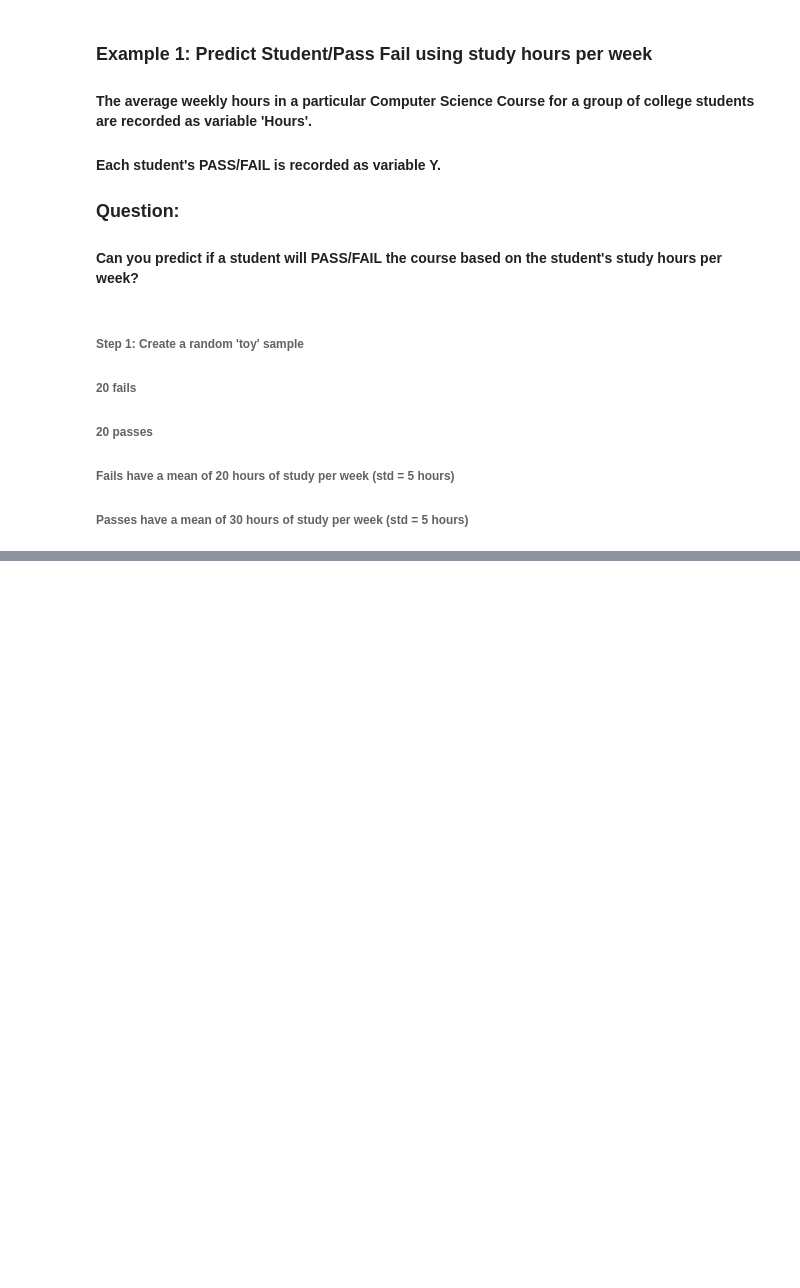
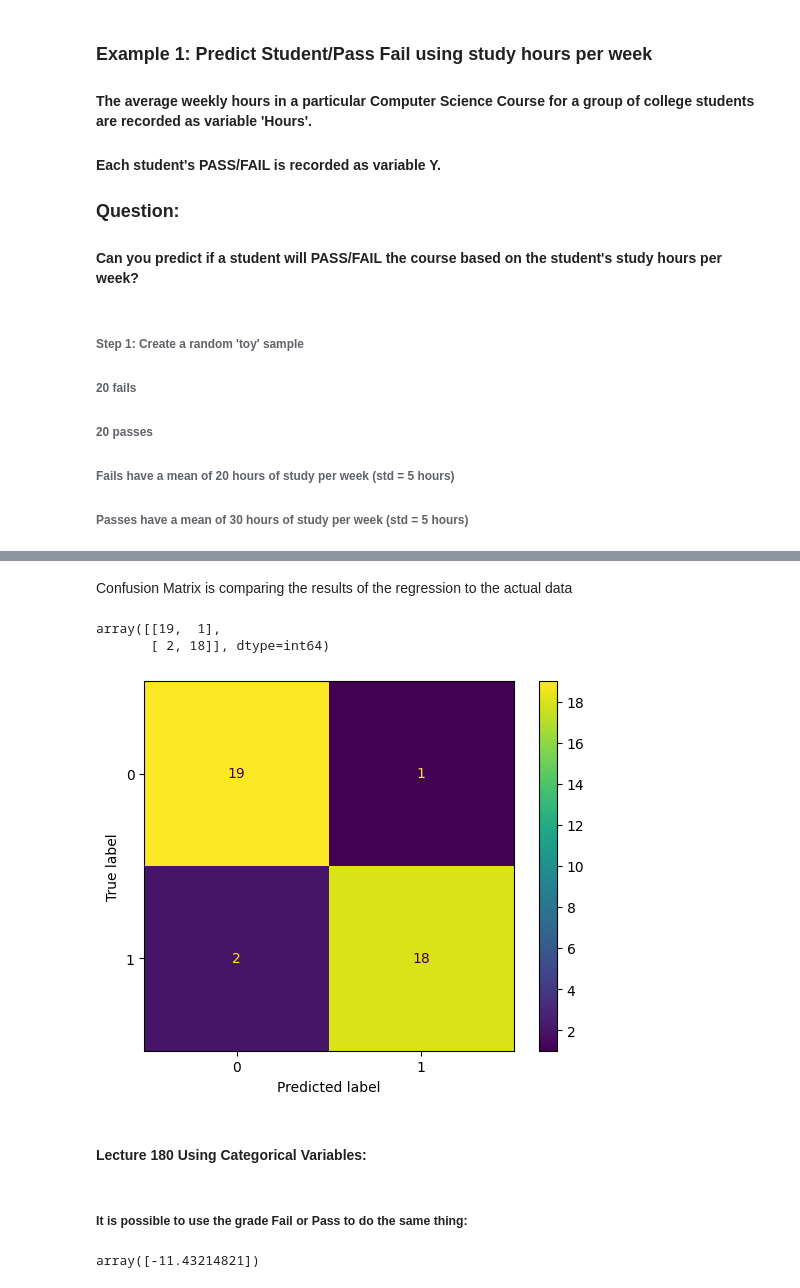
Before and after one commit to RoyAWilson/FntstcPythonDtScncMchnLrnng, a Jupyter notebook: Section_29_LogisticRegression/177_LogReg.ipynb, the cells around one changed output, grey strips where cells are left out. Cells and saved outputs as stored; diff of their text form; code cells hidden in the pictures; blank space fills up the shorter version.

Commit message:
To End Section 29 and add plot pngs to gitignore.

```diff
--- a/Section_29_LogisticRegression/177_LogReg.ipynb
+++ b/Section_29_LogisticRegression/177_LogReg.ipynb
@@ -83,0 +88,7 @@ l_reg_1.fig.savefig(r'output/lmplot_Student_2.png')
+# %%
+model_1 = LogisticRegression()
+X = data_1[['Hours']]
+y = data_1['Result']
+model_1.fit(X=X, y=y)
+
+# NB Optimisation in Sklearn can be turned off by setting penalty = None in the call to LogisticRegression(penalty = None)
@@ -83,0 +166,16 @@ l_reg_1.fig.savefig(r'output/lmplot_Student_2.png')
+# %% [markdown]
+Confusion Matrix is comparing the results of the regression to the actual data
+# %%
+metrics.confusion_matrix(data_1['Result'], data_1['Predicted_Result'])
+# %% [output]
+array([[19,  1],
+       [ 2, 18]], dtype=int64)
+# %%
+metrics.ConfusionMatrixDisplay.from_estimator(model_1, X, y).figure_.savefig(r'output/Confusion_Plot.png')
+# Results below show 0 - 19 fails predicted 18 so 1 out 2 - 18 passes, incorrectly predicted 2
+# %% [output]
+[figure, added]
+# %% [markdown]
+#### Lecture 180 Using Categorical Variables:
+# %% [markdown]
+##### It is possible to use the grade Fail or Pass to do the same thing:
@@ -83,0 +185,4 @@ l_reg_1.fig.savefig(r'output/lmplot_Student_2.png')
+# %%
+model_2.intercept_
+# %% [output]
+array([-11.43214821])
```
Also changed, not shown: parts of 42 cells of this notebook, 1 other file.
